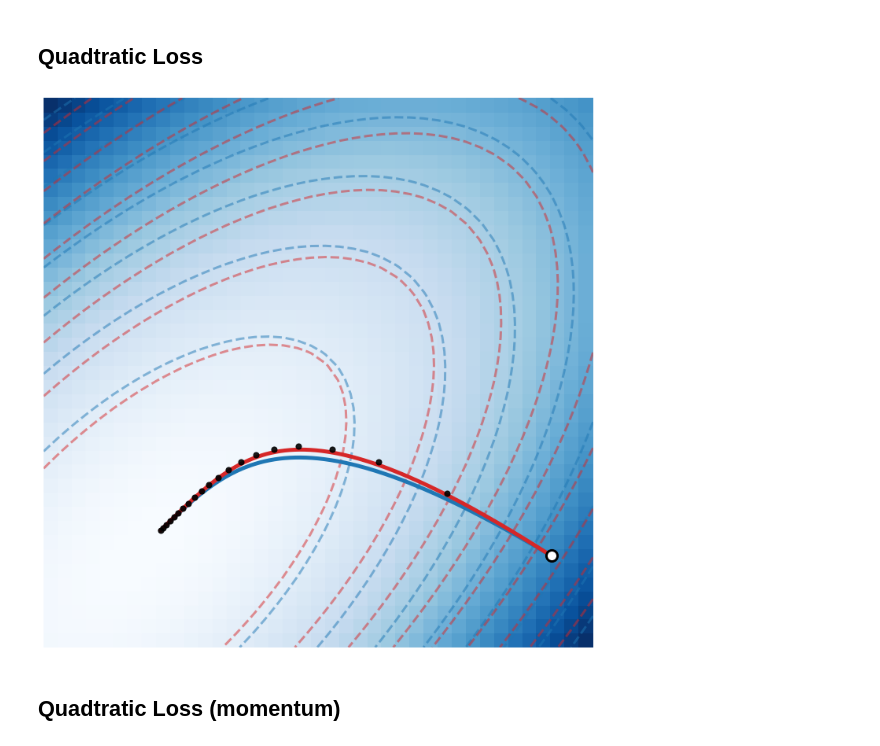
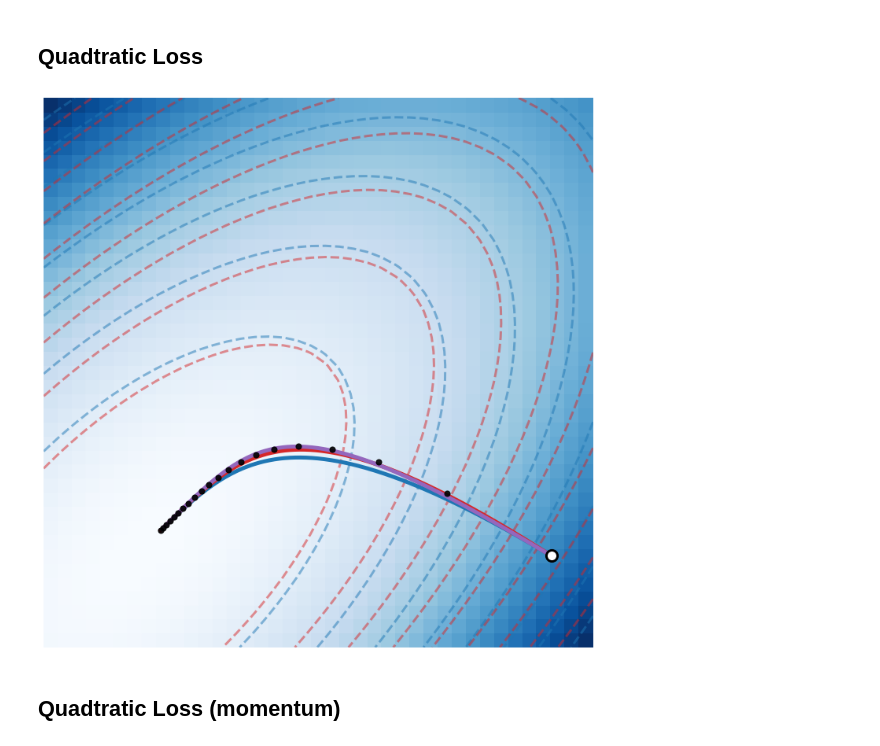
Before and after one commit to danielkunin/neural-mechanics, a Jupyter notebook: notebooks/theory.ipynb, the cells around one changed output. Saved outputs shown, nothing was run; the diff lists cells and outputs as text; code cells hidden in the pictures.

```diff
--- a/notebooks/theory.ipynb
+++ b/notebooks/theory.ipynb
@@ -519,36 +519,36 @@ eta=0.1
 num_steps = 20
 T = num_steps * eta
 w10 = 1
 w20 = 0
 time = np.linspace(0, T, 100000)
 gf_1, gf_2 = gradient_flow(w10, w20, time, Sigma, V, V_inv)
 gd_1, gd_2 = gradient_descent(w10, w20, num_steps, eta, A)
 ml_1, ml_2 = gradient_flow(w10, w20, time, Sigma * (1 + eta/2 * Sigma), V, V_inv)
-# me_1, me_2 = modified_gradient_flow(w10, w20, time, eta, Sigma, V, V_inv)
+me_1, me_2 = modified_gradient_flow(w10, w20, time, eta, Sigma, V, V_inv)
 
 
 fig, ax = plt.subplots(1, 1, figsize=(10,10))
 ax.plot(gf_1, gf_2, color=plt.cm.tab10(0), label='Gradient Flow', lw=5)
 ax.plot(ml_1, ml_2, color=plt.cm.tab10(3), label='Modified Loss', lw=5)
-# ax.plot(me_1, me_2, color=plt.cm.tab10(4), label='Modified Flow', lw=5)
+ax.plot(me_1, me_2, color=plt.cm.tab10(4), label='Modified Flow', lw=5)
 ax.scatter(gd_1, gd_2, color='k', alpha=0.9, label='Gradient Descent', zorder=100, s=50)
 ax.scatter(w10, w20, color='w', zorder=120, s=200, edgecolors='k', linewidth=3)
 
 ax.axis('off')
 
 W1, W2 = np.meshgrid(np.linspace(-n/5, n, 40), np.linspace(-n/5, n, 40))
 Z = 0.5 * (A[0,0] * W1**2 + (A[0,1] + A[1,0])*W1*W2 + A[1,1] * W2**2)
 AM = A + eta / 2 * np.matmul(A.T, A)
 ZM = 0.5 * (AM[0,0] * W1**2 + (AM[0,1] + AM[1,0])*W1*W2 + AM[1,1] * W2**2)
 
 ax.contour(W1, W2, Z, levels=np.linspace(0, 2, 10), colors=[plt.cm.tab10(0)], alpha=0.5, linestyles='dashed', linewidths=3)
 ax.contour(W1, W2, ZM, levels=np.linspace(0, 2, 10), colors=[plt.cm.tab10(3)], alpha=0.5, linestyles='dashed', linewidths=3)
 ax.pcolormesh(W1, W2, Z, cmap='Blues')
 
 plt.tight_layout()
 plt.savefig('modified-equation-quadtratic.pdf', format='pdf', bbox_inches='tight')
 # %% [output]
-[figure, old version]
+[figure, new version]
 # %% [markdown]
 ## Quadtratic Loss (momentum)
 # %%
```
Also changed, not shown: parts of 3 cells of this notebook.
